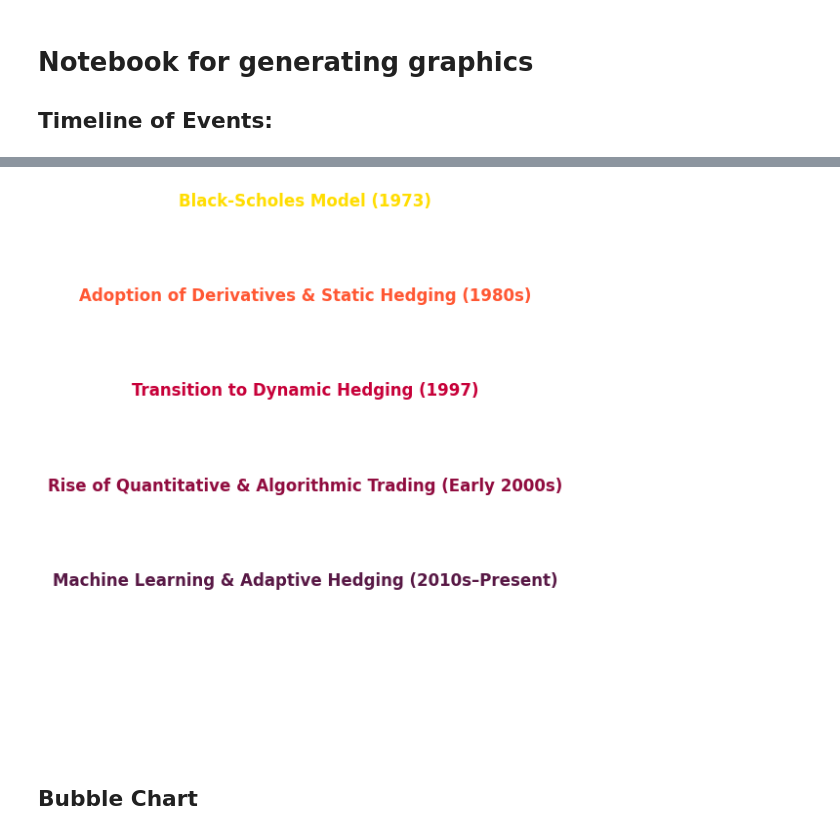
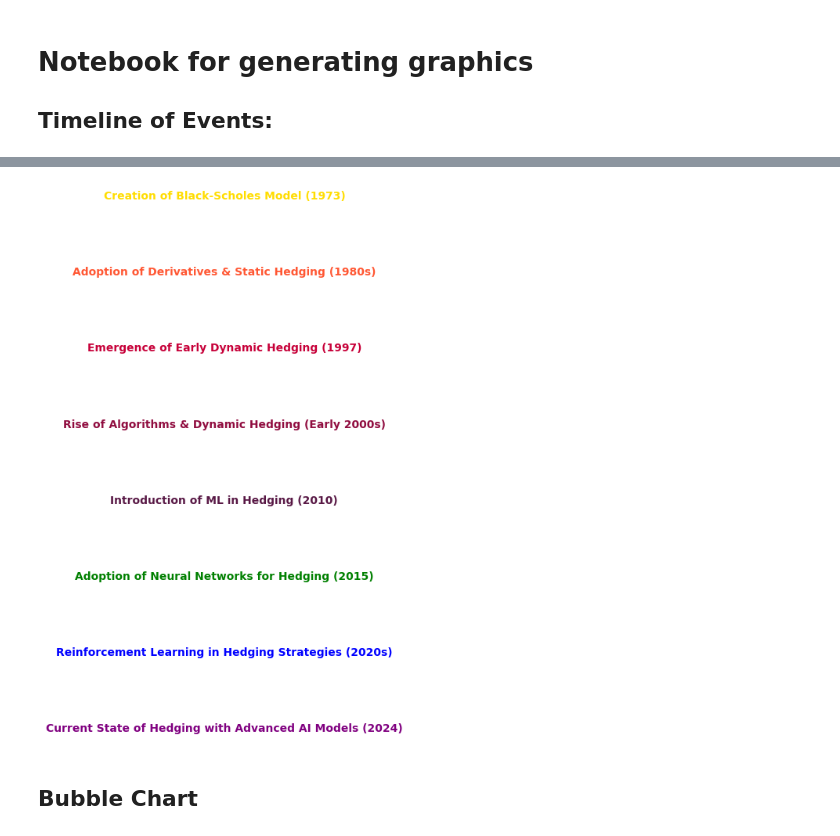
Before and after one commit to Thomas101Shen/Dynamic_hedging, a Jupyter notebook: graphics.ipynb, the cells around one changed output, grey strips where cells are left out. Cells and saved outputs as stored; diff of their text form; code cells hidden in the pictures.

Commit message:
edited timeline

```diff
--- a/graphics.ipynb
+++ b/graphics.ipynb
@@ -28,38 +28,42 @@ import pandas as pd
 
 ## Timeline of Events:
 # %%
-import matplotlib.pyplot as plt
-import matplotlib.dates as mdates
-import pandas as pd
+# Adjusting the timeline chart and legend separately with updated event labels and timeline extending until 2024
 
-# Recreating the timeline DataFrame
+# Updated timeline data including events up to 2024
 timeline_data = {
     'Event': [
-        "Black-Scholes Model (1973)",
+        "Creation of Black-Scholes Model (1973)",
         "Adoption of Derivatives & Static Hedging (1980s)",
-        "Transition to Dynamic Hedging (1997)",
-        "Rise of Quantitative & Algorithmic Trading (Early 2000s)",
-        "Machine Learning & Adaptive Hedging (2010s–Present)"
+        "Emergence of Early Dynamic Hedging (1997)",
+        "Rise of Algorithms & Dynamic Hedging (Early 2000s)",
+        "Introduction of ML in Hedging (2010)",
+        "Adoption of Neural Networks for Hedging (2015)",
+        "Reinforcement Learning in Hedging Strategies (2020s)"
     ],
     'Date': [
         pd.to_datetime("1973-01-01"),
         pd.to_datetime("1980-01-01"),
         pd.to_datetime("1997-01-01"),
         pd.to_datetime("2002-01-01"),
-        pd.to_datetime("2010-01-01")
+        pd.to_datetime("2010-01-01"),
+        pd.to_datetime("2015-01-01"),
+        pd.to_datetime("2020-01-01")
     ]
 }
 
-# Convert data into DataFrame
+# Extend timeline to 2024
+timeline_data['Date'].append(pd.to_datetime("2024-01-01"))
+timeline_data['Event'].append("Current State of Hedging with Advanced AI Models (2024)")
 timeline_df = pd.DataFrame(timeline_data)
 
-# Creating the timeline chart with no labels, only the markers and lines
+# Create the timeline plot
 fig, ax = plt.subplots(figsize=(12, 6))
 
+# Colors for the events
+colors = ['#FFDD00', '#FF5733', '#C70039', '#900C3F', '#581845', '#008000', '#0000FF', '#800080']
+
 # Adding the colored markers on the timeline
-colors = ['#FFDD00', '#FF5733', '#C70039', '#900C3F', '#581845']
-
-# Adding the markers for events on the timeline
 for i, row in timeline_df.iterrows():
     ax.scatter([row['Date']], [1], color=colors[i], s=200, zorder=5, edgecolors="black", linewidth=2)
 
@@ -79,61 +83,18 @@ ax.xaxis.set_major_formatter(mdates.DateFormatter('%Y'))
 ax.xaxis.set_minor_locator(mdates.YearLocator(1))
 plt.xticks(rotation=45)
 
-# Create a box around the legend/key outside the chart area
-# Adjusting position of key and ensuring no overlap with the main plot
-plt.subplots_adjust(right=0.75)
+# Adjust the layout for better presentation
+plt.tight_layout()
 
-# Create a rectangular box for the legend
-ax.add_patch(plt.Rectangle((1.05, 0.9), 0.1, 0.06 * len(colors), fill=True, color='white', edgecolor='black', lw=2))
-
-# Show the plot without labels
-plt.tight_layout()
+# Show the timeline plot
 plt.show()
 
-
-# Legend (had to make these seperately)
-# Recreating the timeline DataFrame and fixing the issue
-import matplotlib.pyplot as plt
-import matplotlib.dates as mdates
-import pandas as pd
-
-# Defining the timeline data
-timeline_data = {
-    'Event': [
-        "Black-Scholes Model (1973)",
-        "Adoption of Derivatives & Static Hedging (1980s)",
-        "Transition to Dynamic Hedging (1997)",
-        "Rise of Quantitative & Algorithmic Trading (Early 2000s)",
-        "Machine Learning & Adaptive Hedging (2010s–Present)"
-    ],
-    'Date': [
-        pd.to_datetime("1973-01-01"),
-        pd.to_datetime("1980-01-01"),
-        pd.to_datetime("1997-01-01"),
-        pd.to_datetime("2002-01-01"),
-        pd.to_datetime("2010-01-01")
-    ]
-}
-
-# Convert data into DataFrame
-timeline_df = pd.DataFrame(timeline_data)
-
-# Now let's recreate the chart with the stacked labels and improved layout
+# Now creating the legend with color-coded event labels outside the timeline
 fig2, ax2 = plt.subplots(figsize=(2, 6))
 
-# Colors for the stacked labels
-colors = ['#FFDD00', '#FF5733', '#C70039', '#900C3F', '#581845']
-event_labels = [
-    "Black-Scholes Model (1973)",
-    "Adoption of Derivatives & Static Hedging (1980s)",
-    "Transition to Dynamic Hedging (1997)",
-    "Rise of Quantitative & Algorithmic Trading (Early 2000s)",
-    "Machine Learning & Adaptive Hedging (2010s–Present)"
-]
-
-# Stacking the event labels vertically on the side with corresponding colors
-for i, label in enumerate(event_labels):
-    ax2.text(0.5, 1 - i * 0.18, label, horizontalalignment='center', fontsize=12, fontweight='bold', color=colors[i])
+# Stacking the event labels vertically with corresponding colors
+for i, label in enumerate(timeline_df['Event']):
+    ax2.text(0.5, 1 - i * 0.18, label, horizontalalignment='center', fontsize=10, fontweight='bold', color=colors[i])
 
 # Remove ticks and labels from y-axis and x-axis
 ax2.set_yticks([])
@@ -148,7 +109,7 @@ ax2.spines['bottom'].set_visible(False)
 # Adjust layout for better spacing
 plt.subplots_adjust(left=0.2, right=0.8, top=0.95, bottom=0.05)
 
-# Show the stacked labels without title, box, or lines
+# Show the legend plot
 plt.tight_layout()
 plt.show()
 # %% [output]
@@ -156,4 +117,4 @@ plt.show()
-[figure, old version]
+[figure, new version]
 # %% [markdown]
 ## Bubble Chart
 # %%
```
Also changed, not shown: parts of 1 cell of this notebook.
